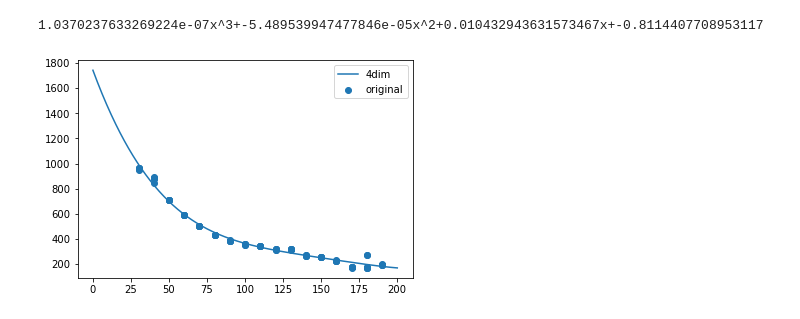
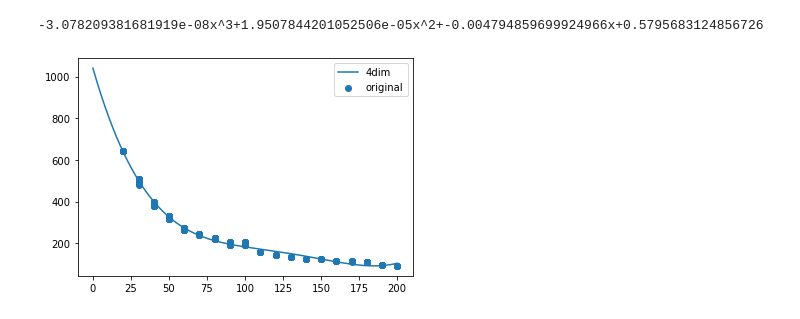
Before and after one commit to morimzu/mirs_main, a Jupyter notebook: Make_Datasets/approximate.ipynb, the cells around one changed output. Drawn from its saved outputs; the diff is of its cells as text; code cells hidden in the pictures.

```diff
--- a/Make_Datasets/approximate.ipynb
+++ b/Make_Datasets/approximate.ipynb
@@ -4,7 +4,7 @@ from matplotlib import pyplot as plt
 import pandas as pd
 
 if __name__ == "__main__":
-    df = pd.read_csv("../data/ObjectDistanceDatas_pc.csv")
+    df = pd.read_csv("../data/ObjectDistanceDatas.csv")
     df = df[['dist', 'width']].query('dist > 15')
     x = df['dist']
     y = df['width']
@@ -21,33 +21,33 @@ if __name__ == "__main__":
     res7=np.polyfit(x, y, 7)
 
     #近似式の計算
     y1 = np.poly1d(res1)(x_lim) #1次
     y2 = np.poly1d(res2)(x_lim) #2次
     y3 = np.poly1d(res3)(x_lim) #3次
     y4 = np.poly1d(res4)(x_lim)
     y5 = np.poly1d(res5)(x_lim)
     y6 = np.poly1d(res6)(x_lim)
     y7 = np.poly1d(res7)(x_lim)
 
 
     #グラフ表示
     plt.scatter(x, y, label='original')
     #plt.plot(x_lim, y1, label='1dim')
     #plt.plot(x_lim, y2, label='2dim')
     #plt.plot(x_lim, y3, label='3dim')
     plt.plot(x_lim, y4, label='4dim')
     #plt.plot(x_lim, y5, label='5dim')
     #plt.plot(x_lim, y6, label='6dim')
     #plt.plot(x_lim, y7, label='7dim')
 
 
     print("{}x^3+{}x^2+{}x+{}".format(res5[0], res5[1], res5[2], res5[3], res5[4], res5[5]))
 
     Determination_factors = [res2[0], res2[1], res2[2]]
     df=pd.DataFrame([[res4[0], res4[1], res4[2], res4[3], res4[4]]], columns=['4dim','3dim', '2dim', '1dim', '0dim'])
-    df.to_csv("../data/Determination_factors_pc.csv", index=False)
+    df.to_csv("../data/Determination_factors.csv", index=False)
     plt.legend()
     plt.show()
 # %% [output]
-1.0370237633269224e-07x^3+-5.489539947477846e-05x^2+0.010432943631573467x+-0.8114407708953117
+-3.078209381681919e-08x^3+1.9507844201052506e-05x^2+-0.004794859699924966x+0.5795683124856726
-[figure, old version]
+[figure, new version]
```
Also changed, not shown: 1 other file.
